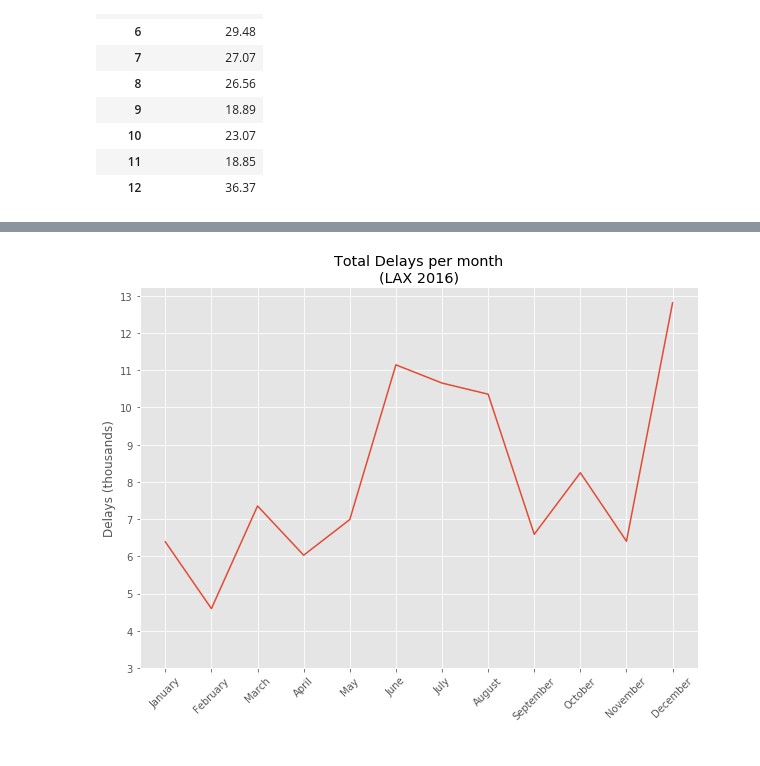
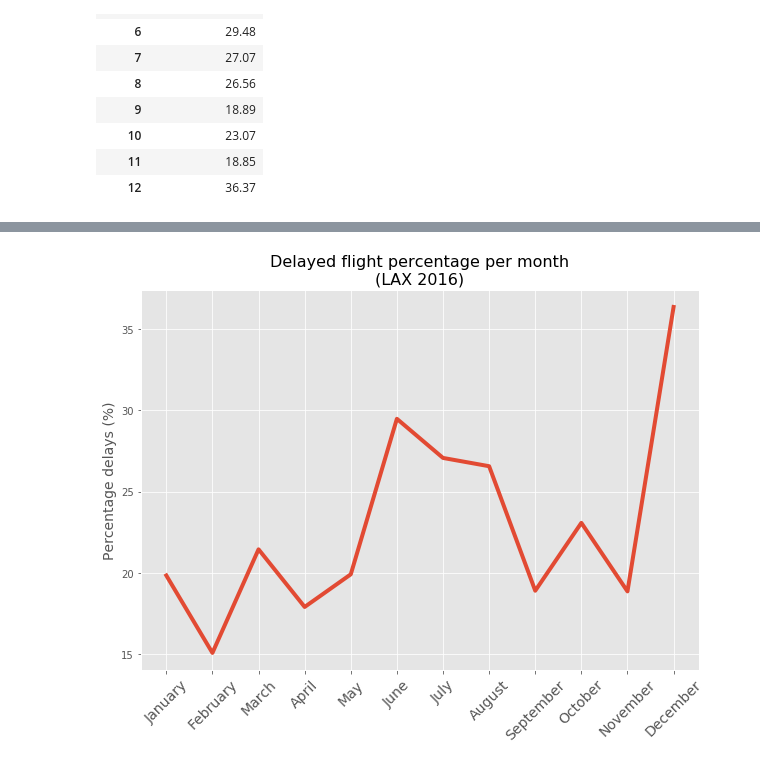
Before and after one commit to phoessel/Analysis-of-DFW-Flight-Delays, a Jupyter notebook: month-frequency/month-freq.ipynb, the cells around one changed output, grey strips where cells are left out. Drawn from its saved outputs; the diff is of its cells as text; code cells hidden in the pictures.

Commit message:
add percentage graph

```diff
--- a/month-frequency/month-freq.ipynb
+++ b/month-frequency/month-freq.ipynb
@@ -88,14 +108,15 @@ perc_delays
 # %%
 x_axis = np.arange(0,12,1)
 y_axis = np.arange(3,14,1)
 months = calendar.month_name[1:13]
 
 plt.figure(figsize=(10,7))
-plt.plot(x_axis, total_delays['AllDelays'])
-plt.xticks(x_axis, months, rotation=45)
-plt.yticks(np.arange(3000, 14000, 1000), y_axis)
-plt.ylabel('Delays (thousands)')
-plt.title('Total Delays per month\n(LAX 2016)')
+plt.plot(x_axis, perc_delays['Delay Percentage'], linewidth=4)
+plt.xticks(x_axis, months, rotation=45, size=14)
+#plt.yticks(np.arange(3000, 14000, 1000), y_axis)
+plt.ylabel('Percentage delays (%)', size=14)
+plt.title('Delayed flight percentage per month\n(LAX 2016)', size=16)
+plt.savefig('images/flight_delay_percent.png', bbox_inches='tight')
 plt.show()
 # %% [output]
-[figure, old version]
+[figure, new version]
```
Also changed, not shown: parts of 1 cell of this notebook.
